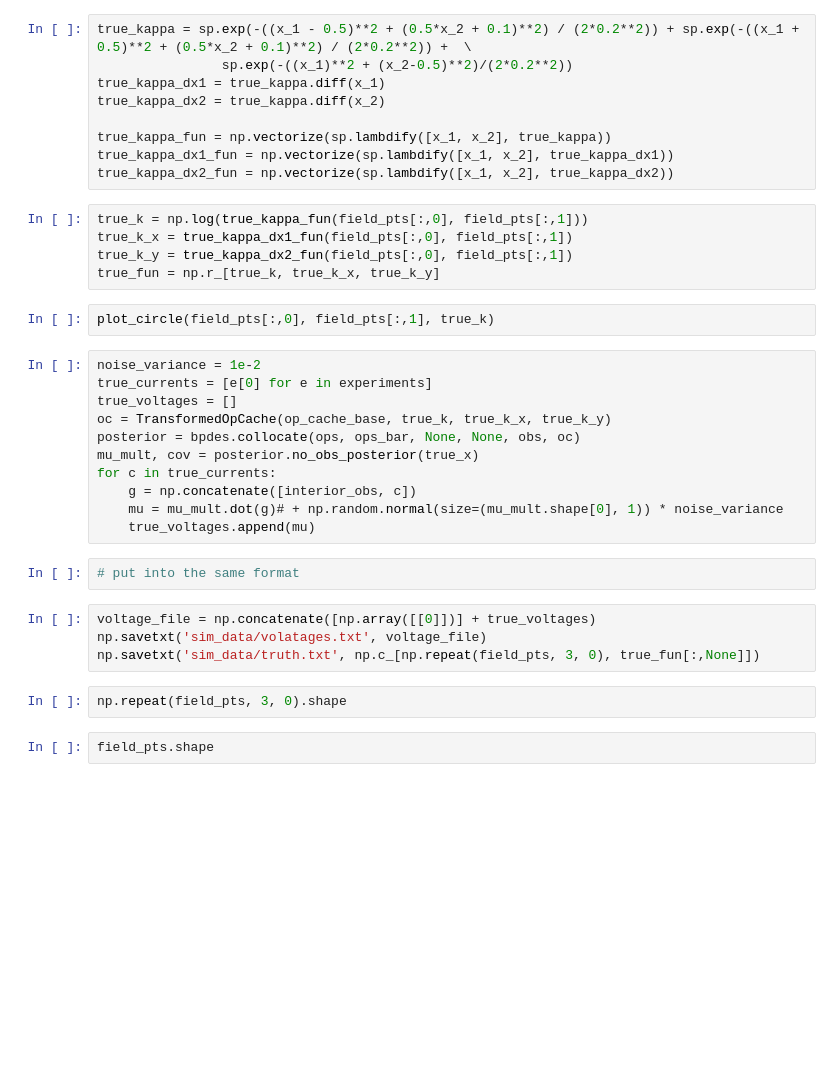
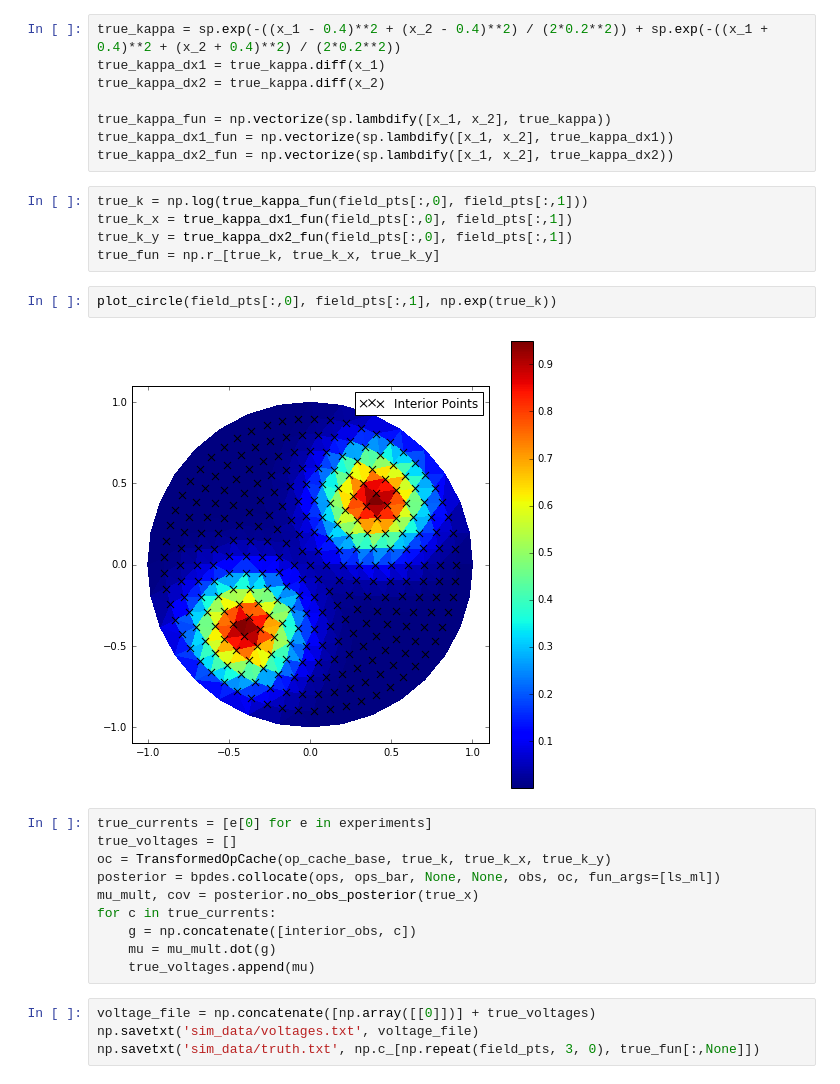
Before and after one commit to jcockayne/bayesian_pdes, a Jupyter notebook: notebooks/EIT.ipynb, the cells around one changed output. Drawn from its saved outputs; the diff is of its cells as text; blank space fills up the shorter version.

```diff
--- a/notebooks/EIT.ipynb
+++ b/notebooks/EIT.ipynb
@@ -349,8 +347,7 @@ log_likelihood(true_fun)
 # %% [markdown]
 # Dummy diffusivity field
 # %%
-true_kappa = sp.exp(-((x_1 - 0.5)**2 + (0.5*x_2 + 0.1)**2) / (2*0.2**2)) + sp.exp(-((x_1 + 0.5)**2 + (0.5*x_2 + 0.1)**2) / (2*0.2**2)) +  \
-                sp.exp(-((x_1)**2 + (x_2-0.5)**2)/(2*0.2**2))
+true_kappa = sp.exp(-((x_1 - 0.4)**2 + (x_2 - 0.4)**2) / (2*0.2**2)) + sp.exp(-((x_1 + 0.4)**2 + (x_2 + 0.4)**2) / (2*0.2**2))
 true_kappa_dx1 = true_kappa.diff(x_1)
 true_kappa_dx2 = true_kappa.diff(x_2)
 
@@ -363,25 +360,20 @@ true_k_x = true_kappa_dx1_fun(field_pts[:,0], field_pts[:,1])
 true_k_y = true_kappa_dx2_fun(field_pts[:,0], field_pts[:,1])
 true_fun = np.r_[true_k, true_k_x, true_k_y]
 # %%
-plot_circle(field_pts[:,0], field_pts[:,1], true_k)
+plot_circle(field_pts[:,0], field_pts[:,1], np.exp(true_k))
+# %% [output]
+[figure, added]
 # %%
-noise_variance = 1e-2
 true_currents = [e[0] for e in experiments]
 true_voltages = []
 oc = TransformedOpCache(op_cache_base, true_k, true_k_x, true_k_y)
-posterior = bpdes.collocate(ops, ops_bar, None, None, obs, oc)
+posterior = bpdes.collocate(ops, ops_bar, None, None, obs, oc, fun_args=[ls_ml])
 mu_mult, cov = posterior.no_obs_posterior(true_x)
 for c in true_currents:
     g = np.concatenate([interior_obs, c])
-    mu = mu_mult.dot(g)# + np.random.normal(size=(mu_mult.shape[0], 1)) * noise_variance
+    mu = mu_mult.dot(g)
     true_voltages.append(mu)
-# %%
-# put into the same format
 # %%
 voltage_file = np.concatenate([np.array([[0]])] + true_voltages)
-np.savetxt('sim_data/volatages.txt', voltage_file)
+np.savetxt('sim_data/voltages.txt', voltage_file)
 np.savetxt('sim_data/truth.txt', np.c_[np.repeat(field_pts, 3, 0), true_fun[:,None]])
-# %%
-np.repeat(field_pts, 3, 0).shape
-# %%
-field_pts.shape
```
Also changed, not shown: parts of 14 cells of this notebook, 2 other files.
